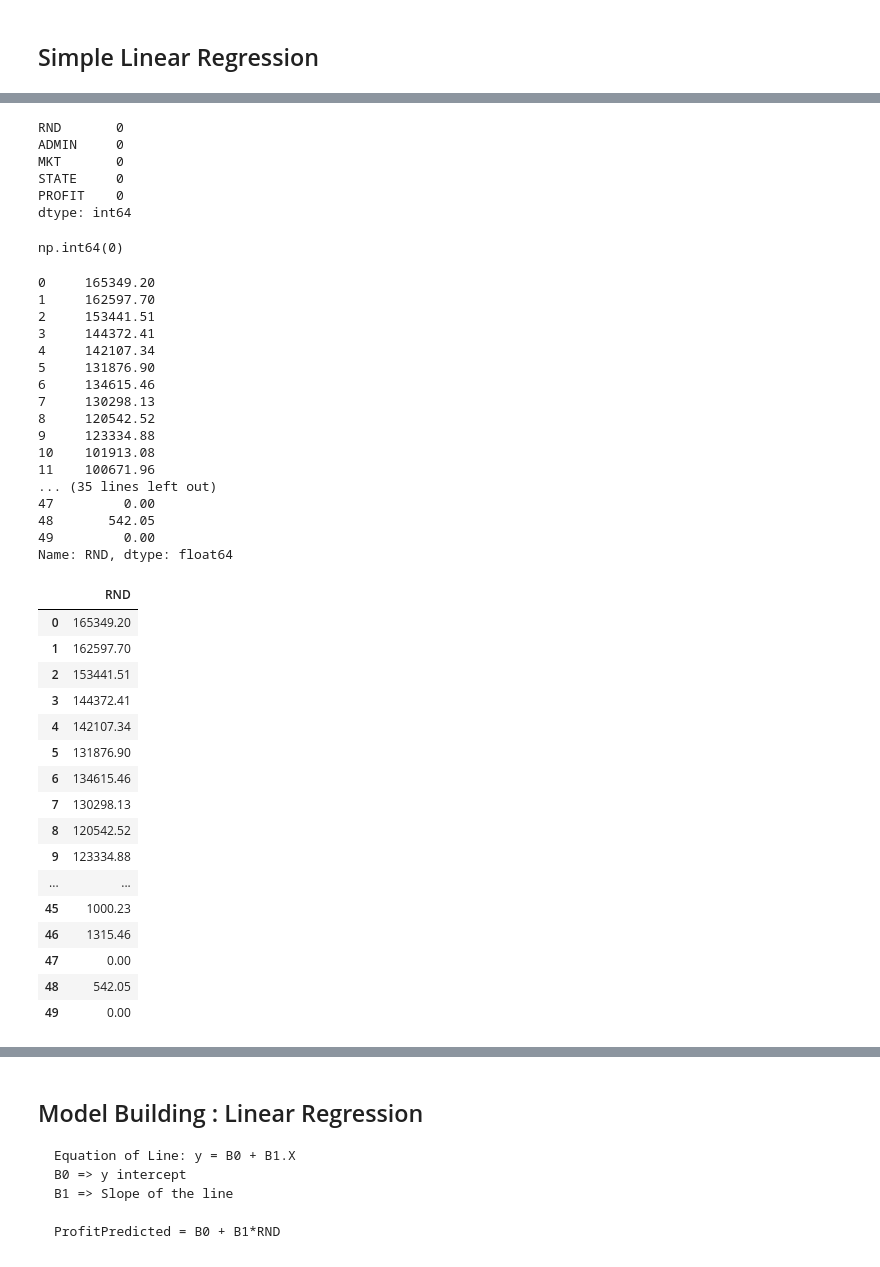
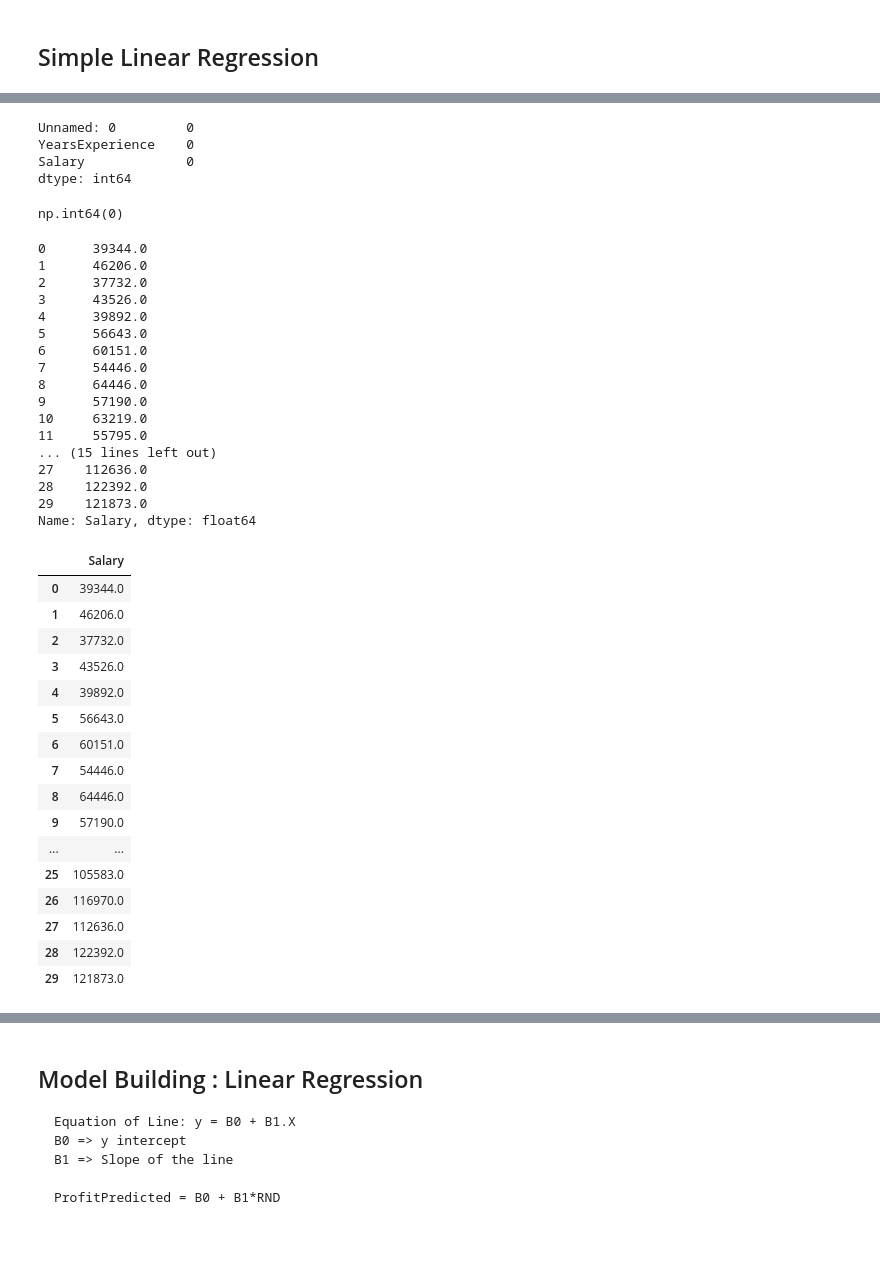
Before and after one commit to pratikshakaklij/machine-learning_1418, a Jupyter notebook: Linear Regression/SimpleLinearRegression.ipynb, the cells around one changed output, grey strips where cells are left out. Drawn from its saved outputs; the diff is of its cells as text; code cells hidden in the pictures.

```diff
--- a/Linear Regression/SimpleLinearRegression.ipynb
+++ b/Linear Regression/SimpleLinearRegression.ipynb
@@ -4,7 +4,7 @@
 import os
 import pandas as pd
 # %%
-path = r"https://raw.githubusercontent.com/sindhura-nk/Datasets/refs/heads/main/50_Startups.csv"
+path = r"https://raw.githubusercontent.com/sindhura-nk/Datasets/refs/heads/main/Salary_dataset.csv"
 df=pd.read_csv(path)
 df.head
 # %% [output]
@@ -64,11 +62,9 @@ memory usage: 2.1+ KB
 # %%
 df.isna().sum()
 # %% [output]
-RND       0
-ADMIN     0
-MKT       0
-STATE     0
-PROFIT    0
+Unnamed: 0         0
+YearsExperience    0
+Salary             0
 dtype: int64
 # %%
 df.duplicated().sum()
@@ -82,41 +78,41 @@ np.int64(0)
 # %%
-df["RND"]
+df["Salary"]
 # %% [output]
-0     165349.20
-1     162597.70
-2     153441.51
-3     144372.41
-4     142107.34
-5     131876.90
-6     134615.46
-7     130298.13
-8     120542.52
-9     123334.88
-10    101913.08
-11    100671.96
-... (35 lines left out)
-47         0.00
-48       542.05
-49         0.00
-Name: RND, dtype: float64
+0      39344.0
+1      46206.0
+2      37732.0
+3      43526.0
+4      39892.0
+5      56643.0
+6      60151.0
+7      54446.0
+8      64446.0
+9      57190.0
+10     63219.0
+11     55795.0
+... (15 lines left out)
+27    112636.0
+28    122392.0
+29    121873.0
+Name: Salary, dtype: float64
 # %%
-df[['RND']]
+df[['Salary']]
 # %% [output]
-|  | RND |
-| 0 | 165349.20 |
-| 1 | 162597.70 |
-| 2 | 153441.51 |
-| 3 | 144372.41 |
-| 4 | 142107.34 |
-| 5 | 131876.90 |
-| 6 | 134615.46 |
-| 7 | 130298.13 |
-| 8 | 120542.52 |
-| 9 | 123334.88 |
+|  | Salary |
+| 0 | 39344.0 |
+| 1 | 46206.0 |
+| 2 | 37732.0 |
+| 3 | 43526.0 |
+| 4 | 39892.0 |
+| 5 | 56643.0 |
+| 6 | 60151.0 |
+| 7 | 54446.0 |
+| 8 | 64446.0 |
+| 9 | 57190.0 |
 | ... | ... |
-| 45 | 1000.23 |
-| 46 | 1315.46 |
-| 47 | 0.00 |
-| 48 | 542.05 |
-| 49 | 0.00 |
+| 25 | 105583.0 |
+| 26 | 116970.0 |
+| 27 | 112636.0 |
+| 28 | 122392.0 |
+| 29 | 121873.0 |
 # %%
```
Also changed, not shown: parts of 21 cells of this notebook, 3 other files.
